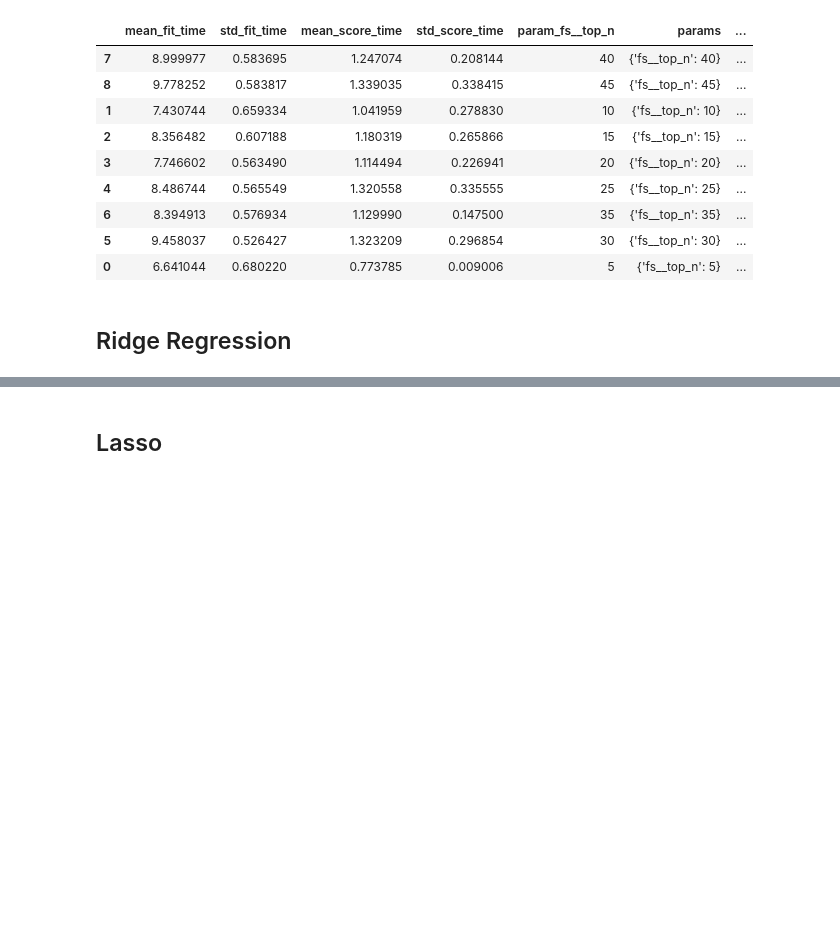
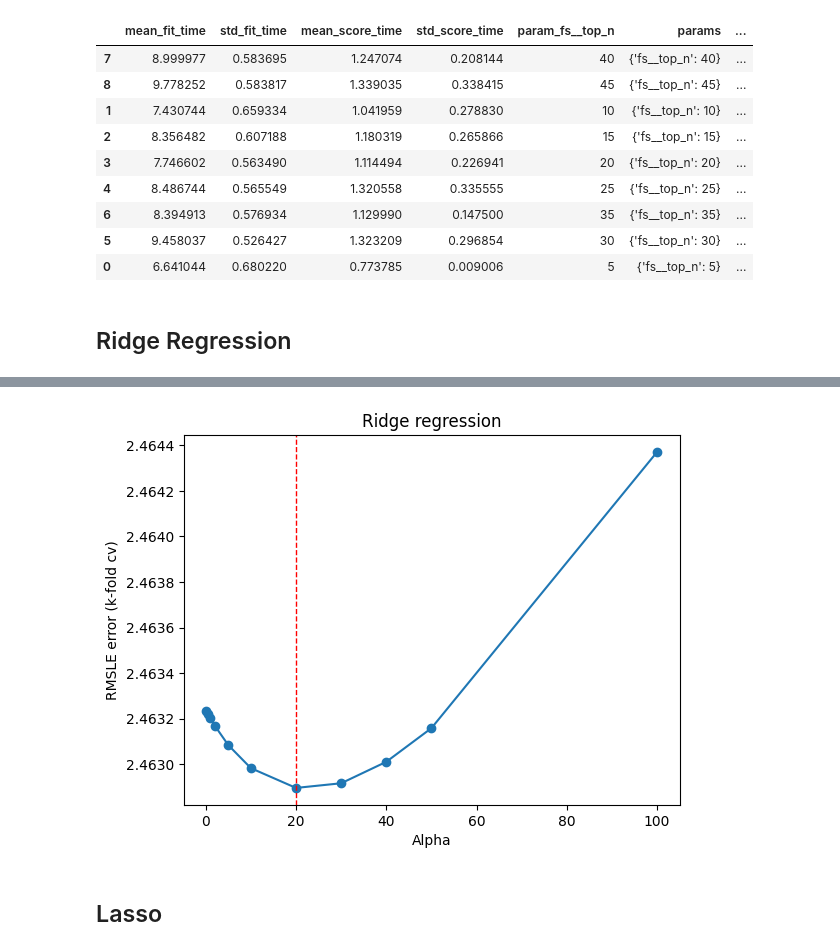
Before and after one commit to riccardocappi/Data-Mining-GroupA, a Jupyter notebook: PhoneUser_Competition/Phone users_py/Data_Mining_(Data_Divas)_Riccardo.ipynb, the cells around one changed output, grey strips where cells are left out. Saved outputs shown, nothing was run; the diff lists cells and outputs as text; code cells hidden in the pictures; blank space fills up the shorter version.

Commit message:
Added plots

```diff
--- a/PhoneUser_Competition/Phone users_py/Data_Mining_(Data_Divas)_Riccardo.ipynb
+++ b/PhoneUser_Competition/Phone users_py/Data_Mining_(Data_Divas)_Riccardo.ipynb
@@ -437,3 +445,18 @@ display(results)
+# %%
+errors = results[["mean_test_score"]].to_numpy()
+# %%
+plt.plot(alphas, -errors, marker='o')
+plt.axvline(x=best_alpha, color='r', linestyle='--', linewidth=1)
+
+# Add a title and labels
+plt.title('Ridge regression')
+plt.xlabel('Alpha')
+plt.ylabel('RMSLE error (k-fold cv)')
+
+# Show the plot
+plt.show()
+# %% [output]
+[figure, added]
 # %% [markdown]
 ## Lasso
 # %%
```
Also changed, not shown: parts of 13 cells of this notebook, 1 other file.
